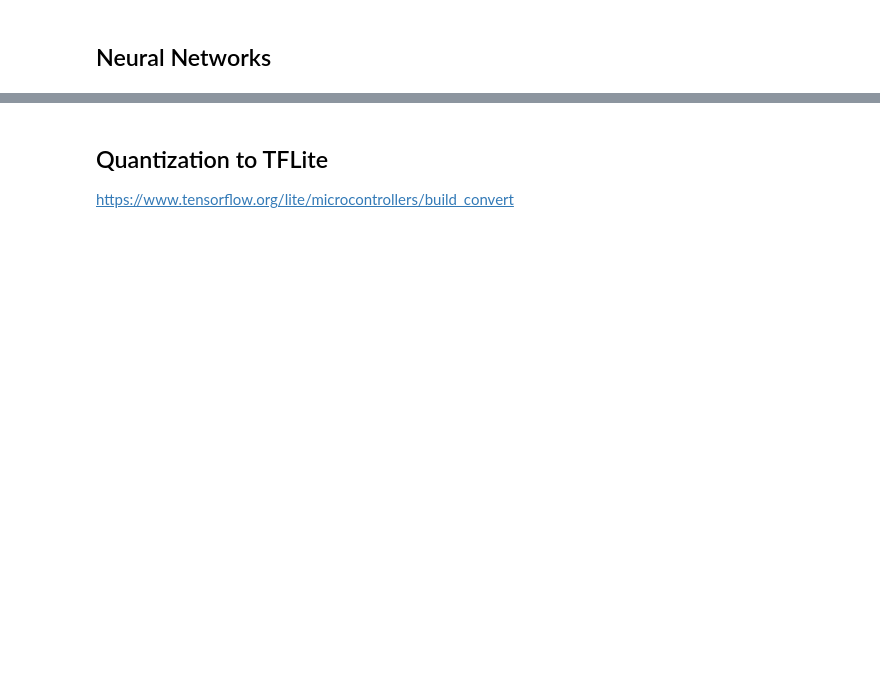
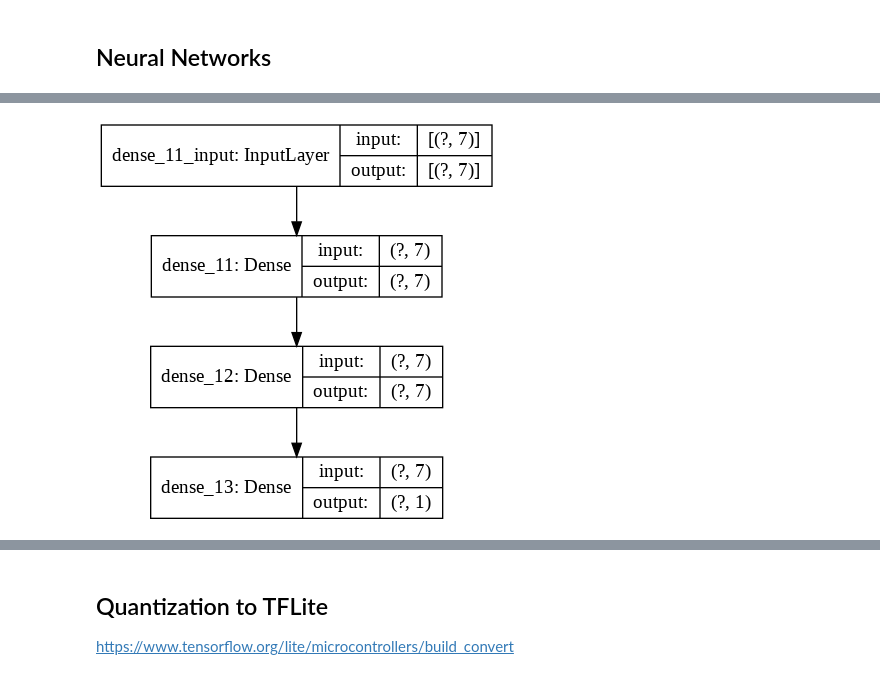
Before and after one commit to lisaong/stackup-workshops, a Jupyter notebook: mask-or-not/mask_or_not.ipynb, the cells around one changed output, grey strips where cells are left out. Drawn from its saved outputs; the diff is of its cells as text; code cells hidden in the pictures; blank space fills up the shorter version.

```diff
--- a/mask-or-not/mask_or_not.ipynb
+++ b/mask-or-not/mask_or_not.ipynb
@@ -273,4 +273,8 @@ Total params: 120
 Trainable params: 120
 Non-trainable params: 0
 _________________________________________________________________
+# %%
+tf.keras.utils.plot_model(mlp, show_shapes=True)
+# %% [output]
+[figure, added]
 # %%
```
Also changed, not shown: parts of 30 cells of this notebook, 6 other files.
